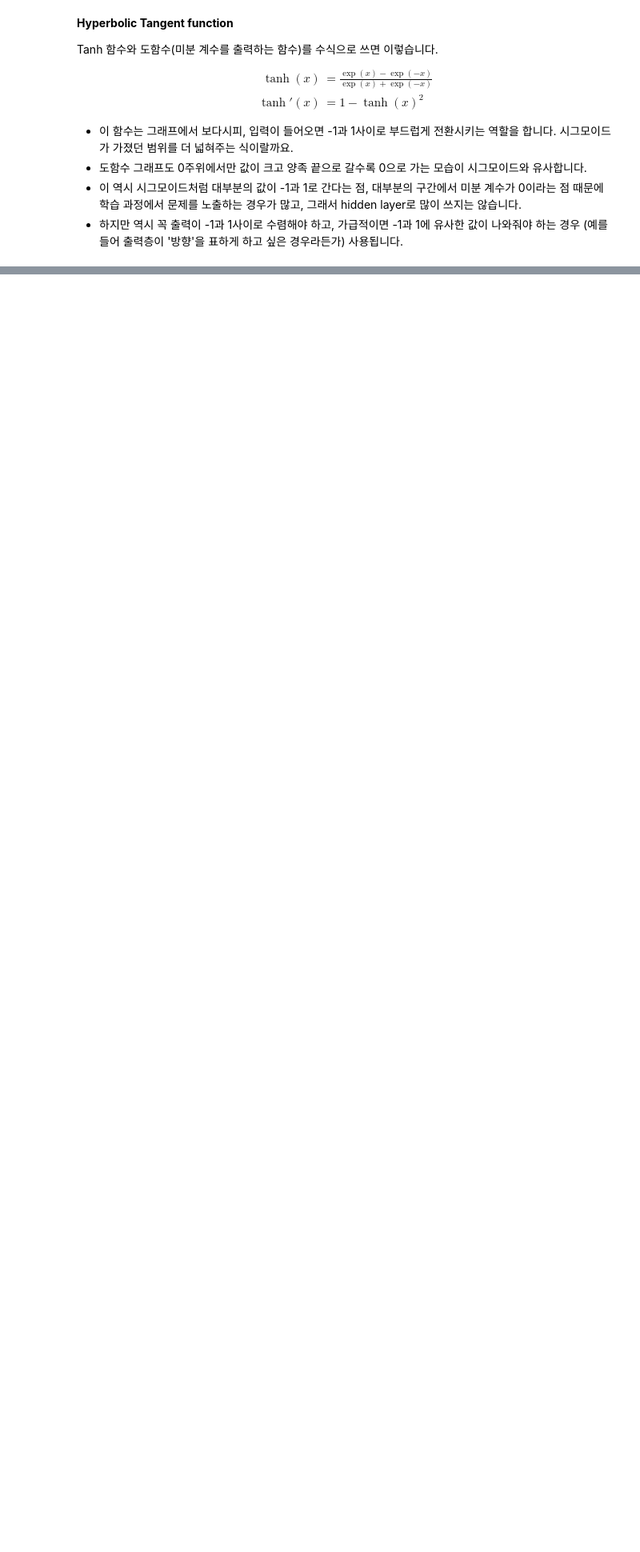
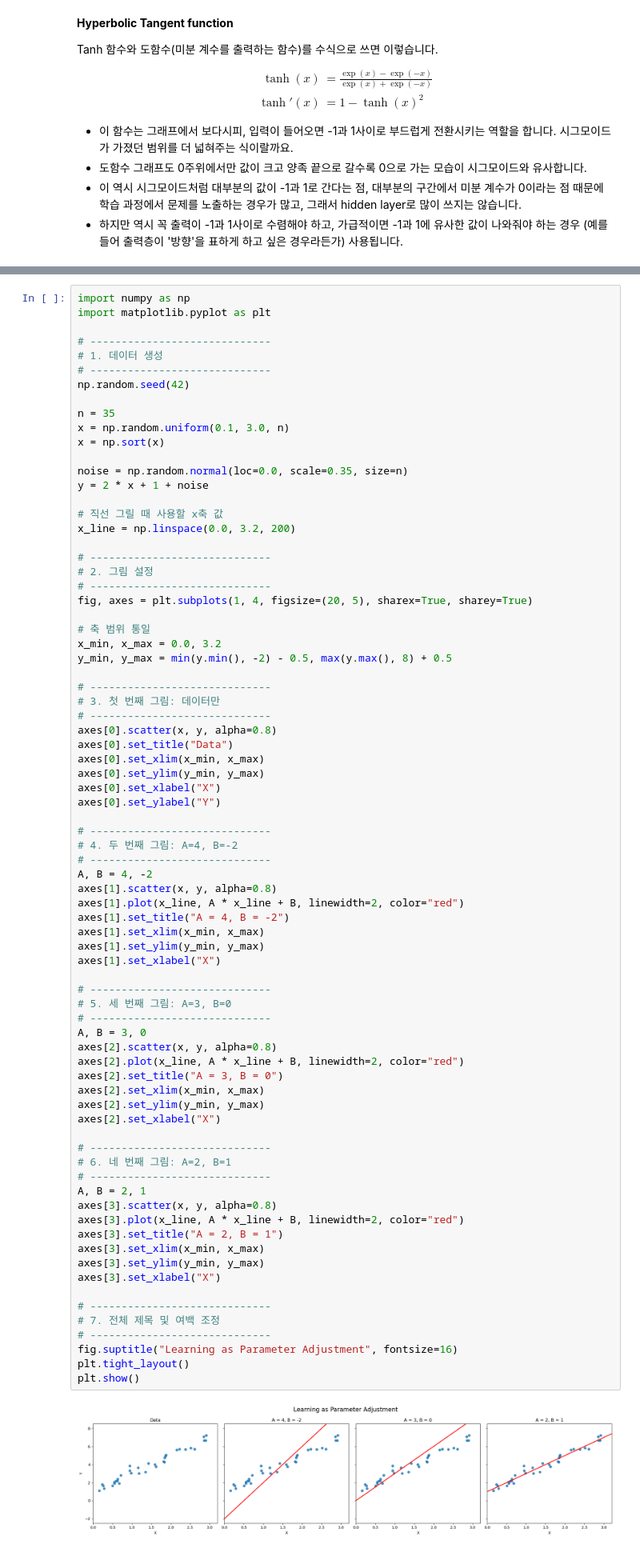
Before and after one commit to devwonkwang/mind-structure-nlp, a Jupyter notebook: Chapter 10 Fundamentals of Neural Networks and Deep Learning.ipynb, the cells around one changed output, grey strips where cells are left out. Shown at 80% size. Cells and saved outputs as stored; diff of their text form; blank space fills up the shorter version.

```diff
--- a/Chapter 10 Fundamentals of Neural Networks and Deep Learning.ipynb
+++ b/Chapter 10 Fundamentals of Neural Networks and Deep Learning.ipynb
@@ -425,0 +442,79 @@ $$
+# %%
+import numpy as np
+import matplotlib.pyplot as plt
+
+# -----------------------------
+# 1. 데이터 생성
+# -----------------------------
+np.random.seed(42)
+
+n = 35
+x = np.random.uniform(0.1, 3.0, n)
+x = np.sort(x)
+
+noise = np.random.normal(loc=0.0, scale=0.35, size=n)
+y = 2 * x + 1 + noise
+
+# 직선 그릴 때 사용할 x축 값
+x_line = np.linspace(0.0, 3.2, 200)
+
+# -----------------------------
+# 2. 그림 설정
+# -----------------------------
+fig, axes = plt.subplots(1, 4, figsize=(20, 5), sharex=True, sharey=True)
+
+# 축 범위 통일
+x_min, x_max = 0.0, 3.2
+y_min, y_max = min(y.min(), -2) - 0.5, max(y.max(), 8) + 0.5
+
+# -----------------------------
+# 3. 첫 번째 그림: 데이터만
+# -----------------------------
+axes[0].scatter(x, y, alpha=0.8)
+axes[0].set_title("Data")
+axes[0].set_xlim(x_min, x_max)
+axes[0].set_ylim(y_min, y_max)
+axes[0].set_xlabel("X")
+axes[0].set_ylabel("Y")
+
+# -----------------------------
+# 4. 두 번째 그림: A=4, B=-2
+# -----------------------------
+A, B = 4, -2
+axes[1].scatter(x, y, alpha=0.8)
+axes[1].plot(x_line, A * x_line + B, linewidth=2, color="red")
+axes[1].set_title("A = 4, B = -2")
+axes[1].set_xlim(x_min, x_max)
+axes[1].set_ylim(y_min, y_max)
+axes[1].set_xlabel("X")
+
+# -----------------------------
+# 5. 세 번째 그림: A=3, B=0
+# -----------------------------
+A, B = 3, 0
+axes[2].scatter(x, y, alpha=0.8)
+axes[2].plot(x_line, A * x_line + B, linewidth=2, color="red")
+axes[2].set_title("A = 3, B = 0")
+axes[2].set_xlim(x_min, x_max)
+axes[2].set_ylim(y_min, y_max)
+axes[2].set_xlabel("X")
+
+# -----------------------------
+# 6. 네 번째 그림: A=2, B=1
+# -----------------------------
+A, B = 2, 1
+axes[3].scatter(x, y, alpha=0.8)
+axes[3].plot(x_line, A * x_line + B, linewidth=2, color="red")
+axes[3].set_title("A = 2, B = 1")
+axes[3].set_xlim(x_min, x_max)
+axes[3].set_ylim(y_min, y_max)
+axes[3].set_xlabel("X")
+
+# -----------------------------
+# 7. 전체 제목 및 여백 조정
+# -----------------------------
+fig.suptitle("Learning as Parameter Adjustment", fontsize=16)
+plt.tight_layout()
+plt.show()
+# %% [output]
+[figure, added]
```
Also changed, not shown: parts of 39 cells of this notebook.
